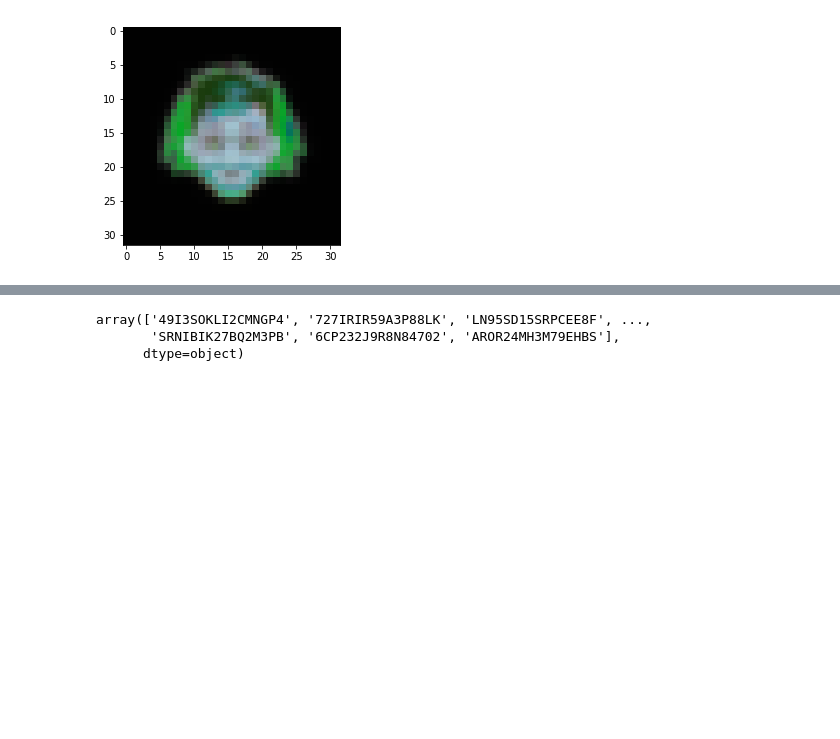
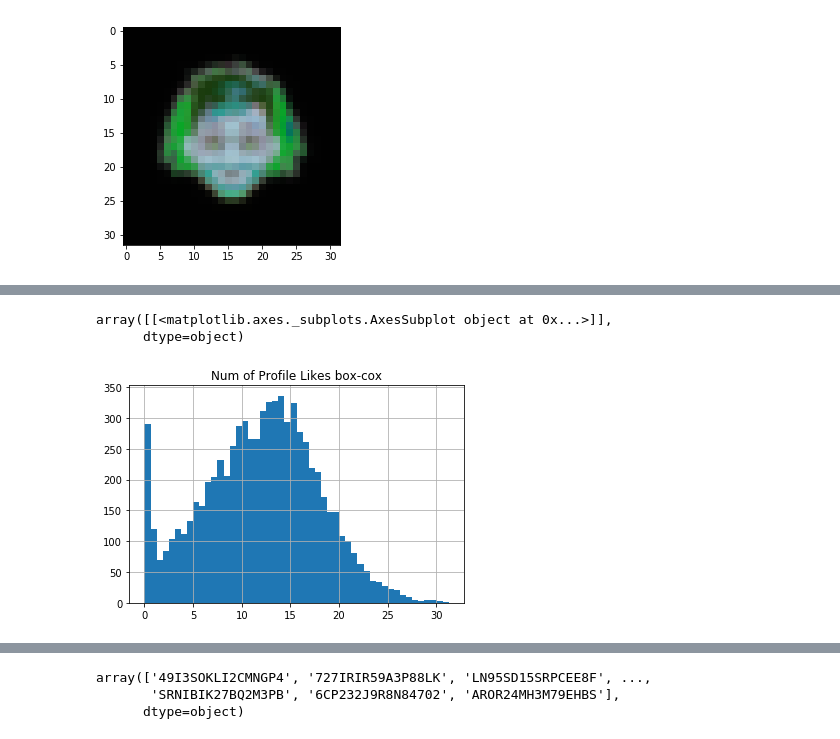
Before and after one commit to aelimame/DataScienceProject, a Jupyter notebook: Notebook-Experiences.ipynb, the cells around one changed output, grey strips where cells are left out. Drawn from its saved outputs; the diff is of its cells as text; code cells hidden in the pictures; blank space fills up the shorter version.

```diff
--- a/Notebook-Experiences.ipynb
+++ b/Notebook-Experiences.ipynb
@@ -114,0 +95,12 @@ def load_x_y_from_loaders(images_loader, text_data_loader, profiles_ids_list=Non
+# %%
+from sklearn import preprocessing
+pt_cox = preprocessing.PowerTransformer(method='box-cox', standardize=False)
+
+features['Num of Profile Likes box-cox'] = features['Num of Profile Likes'] + 1
+features['Num of Profile Likes box-cox'] = pt_cox.fit_transform(features['Num of Profile Likes box-cox'].values.reshape(-1, 1))
+# %%
+features.hist(column='Num of Profile Likes box-cox', log=False, bins=50)
+# %% [output]
+array([[<matplotlib.axes._subplots.AxesSubplot object at 0x...>]],
+      dtype=object)
+[figure, added]
```
Also changed, not shown: parts of 25 cells of this notebook.
